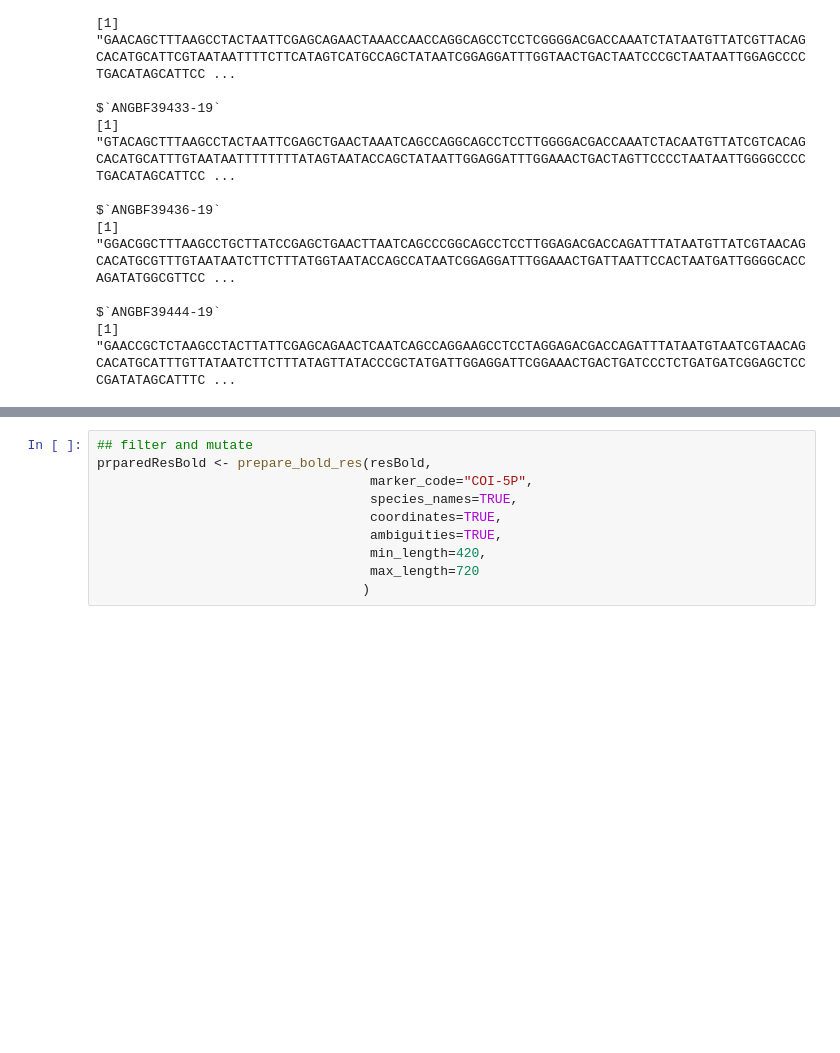
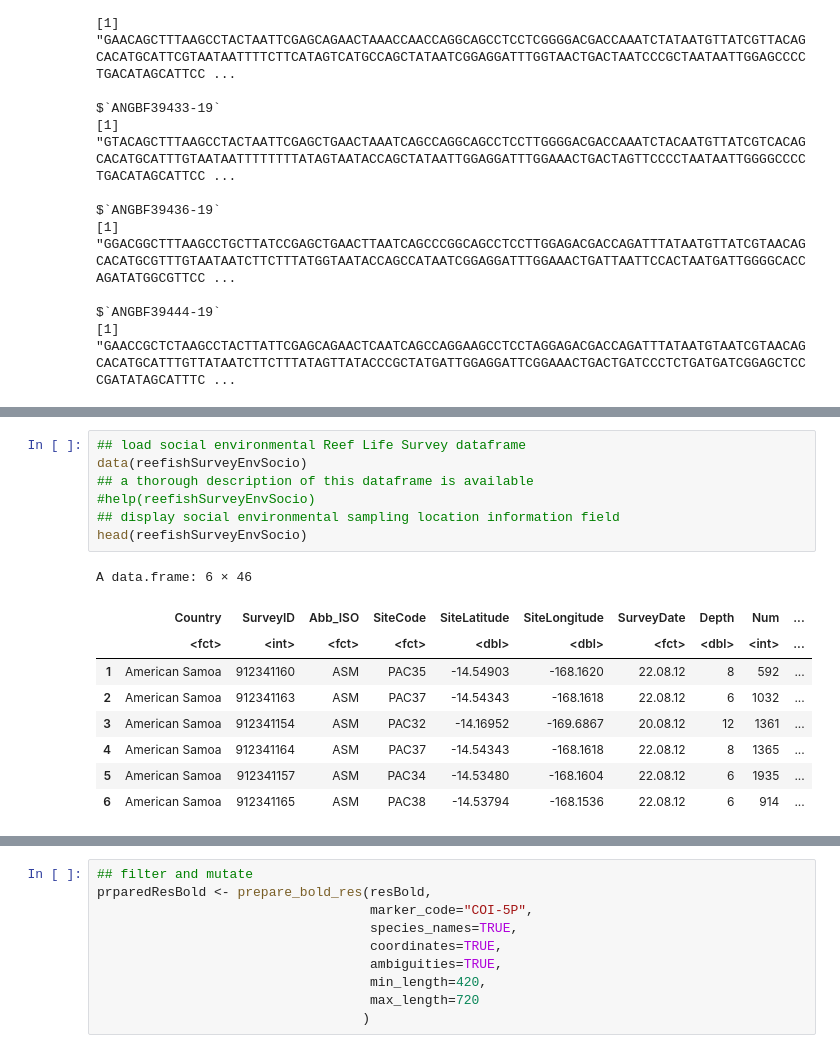
Before and after one commit to Grelot/notebook_geogendiv, a Jupyter notebook: reeflifestudy_geogendiv.ipynb, the cells around one changed output, grey strips where cells are left out. Drawn from its saved outputs; the diff is of its cells as text; blank space fills up the shorter version.

```diff
--- a/reeflifestudy_geogendiv.ipynb
+++ b/reeflifestudy_geogendiv.ipynb
@@ -85,0 +180,17 @@ $`ANGBF39444-19`
+# %%
+## load social environmental Reef Life Survey dataframe
+data(reefishSurveyEnvSocio)
+## a thorough description of this dataframe is available
+#help(reefishSurveyEnvSocio)
+## display social environmental sampling location information field
+head(reefishSurveyEnvSocio)
+# %% [output]
+A data.frame: 6 × 46
+|  | Country | SurveyID | Abb_ISO | SiteCode | SiteLatitude | SiteLongitude | SurveyDate | Depth | Num | ... |
+|  | <fct> | <int> | <fct> | <fct> | <dbl> | <dbl> | <fct> | <dbl> | <int> | ... |
+| 1 | American Samoa | 912341160 | ASM | PAC35 | -14.54903 | -168.1620 | 22.08.12 | 8 | 592 | ... |
+| 2 | American Samoa | 912341163 | ASM | PAC37 | -14.54343 | -168.1618 | 22.08.12 | 6 | 1032 | ... |
+| 3 | American Samoa | 912341154 | ASM | PAC32 | -14.16952 | -169.6867 | 20.08.12 | 12 | 1361 | ... |
+| 4 | American Samoa | 912341164 | ASM | PAC37 | -14.54343 | -168.1618 | 22.08.12 | 8 | 1365 | ... |
+| 5 | American Samoa | 912341157 | ASM | PAC34 | -14.53480 | -168.1604 | 22.08.12 | 6 | 1935 | ... |
+| 6 | American Samoa | 912341165 | ASM | PAC38 | -14.53794 | -168.1536 | 22.08.12 | 6 | 914 | ... |
```
Also changed, not shown: parts of 25 cells of this notebook.
